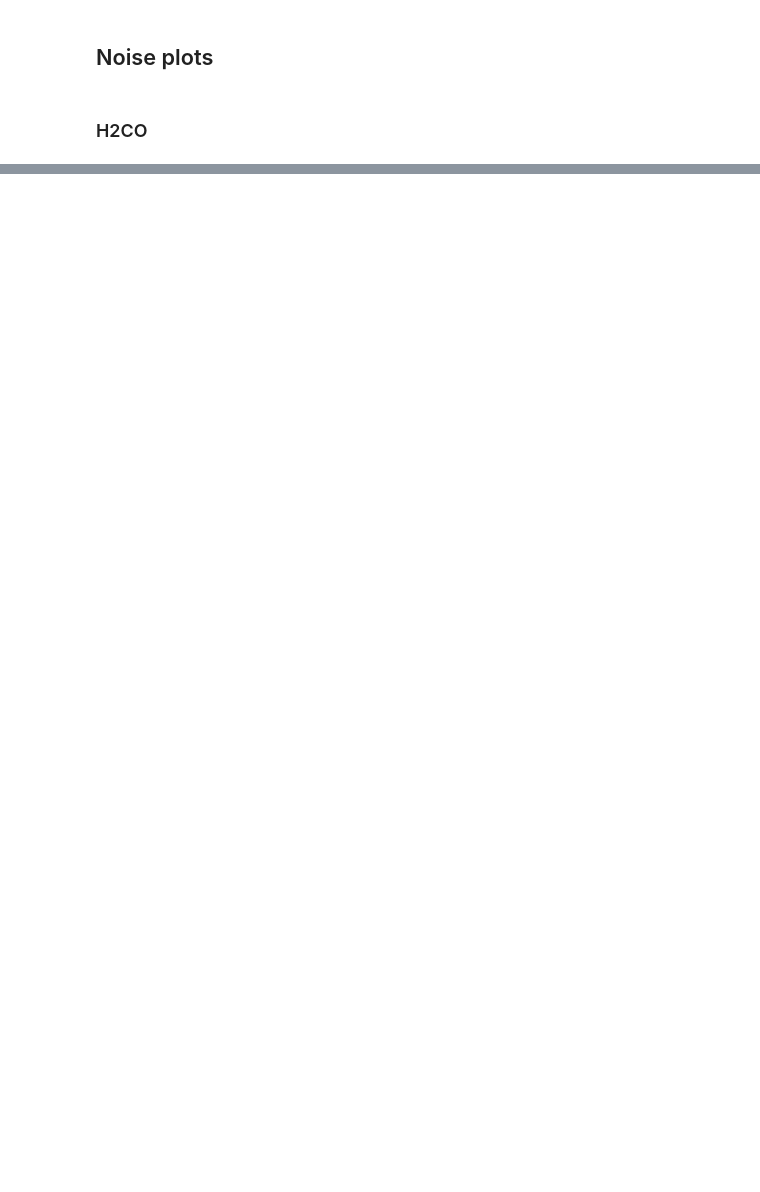
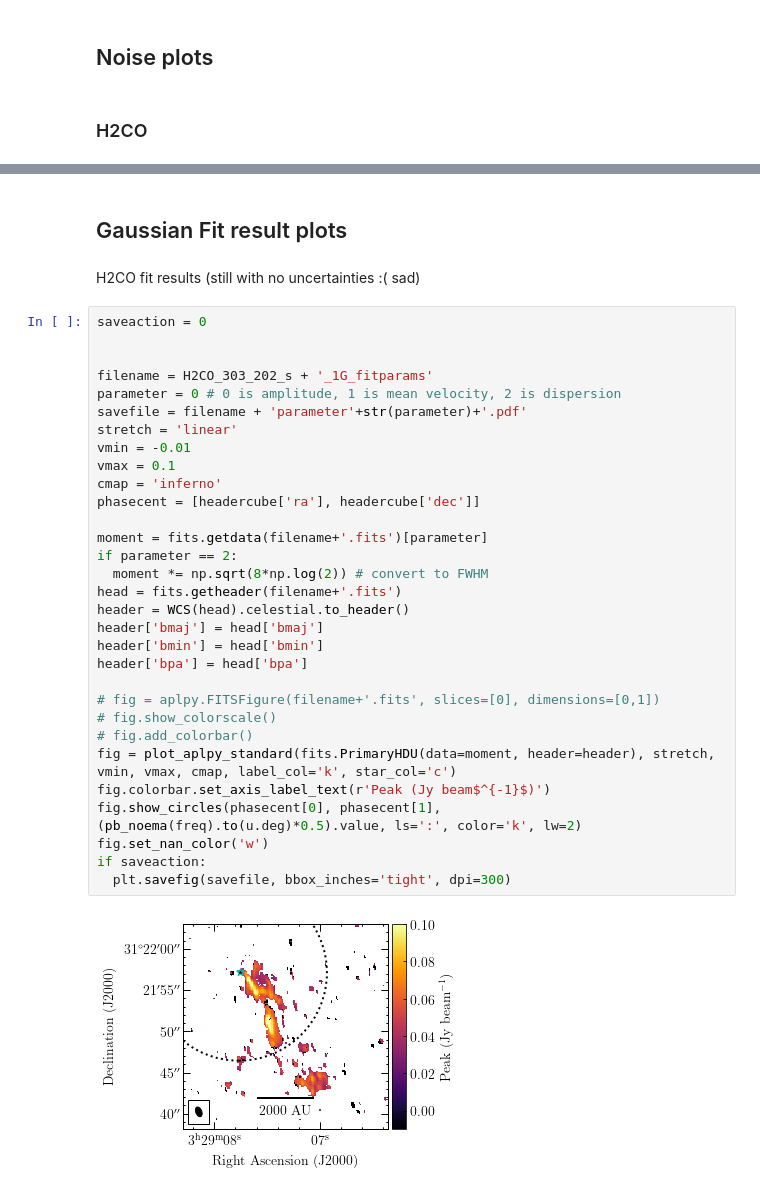
Before and after one commit to tere-valdivia/Per-emb-50_results, a Jupyter notebook: Data_figures.ipynb, the cells around one changed output, grey strips where cells are left out. Saved outputs shown, nothing was run; the diff lists cells and outputs as text; blank space fills up the shorter version.

```diff
--- a/Data_figures.ipynb
+++ b/Data_figures.ipynb
@@ -153,0 +155,37 @@ if saveaction:
+# %% [markdown]
+## Gaussian Fit result plots
+# %% [markdown]
+H2CO fit results (still with no uncertainties :( sad)
+# %%
+saveaction = 0
+
+
+filename = H2CO_303_202_s + '_1G_fitparams'
+parameter = 0 # 0 is amplitude, 1 is mean velocity, 2 is dispersion
+savefile = filename + 'parameter'+str(parameter)+'.pdf'
+stretch = 'linear'
+vmin = -0.01
+vmax = 0.1
+cmap = 'inferno'
+phasecent = [headercube['ra'], headercube['dec']]
+
+moment = fits.getdata(filename+'.fits')[parameter]
+if parameter == 2:
+  moment *= np.sqrt(8*np.log(2)) # convert to FWHM
+head = fits.getheader(filename+'.fits')
+header = WCS(head).celestial.to_header()
+header['bmaj'] = head['bmaj']
+header['bmin'] = head['bmin']
+header['bpa'] = head['bpa']
+
+# fig = aplpy.FITSFigure(filename+'.fits', slices=[0], dimensions=[0,1])
+# fig.show_colorscale()
+# fig.add_colorbar()
+fig = plot_aplpy_standard(fits.PrimaryHDU(data=moment, header=header), stretch, vmin, vmax, cmap, label_col='k', star_col='c')
+fig.colorbar.set_axis_label_text(r'Peak (Jy beam$^{-1}$)')
+fig.show_circles(phasecent[0], phasecent[1], (pb_noema(freq).to(u.deg)*0.5).value, ls=':', color='k', lw=2)
+fig.set_nan_color('w')
+if saveaction:
+  plt.savefig(savefile, bbox_inches='tight', dpi=300)
+# %% [output]
+[figure, added]
```
Also changed, not shown: parts of 5 cells of this notebook, 5 other files.
